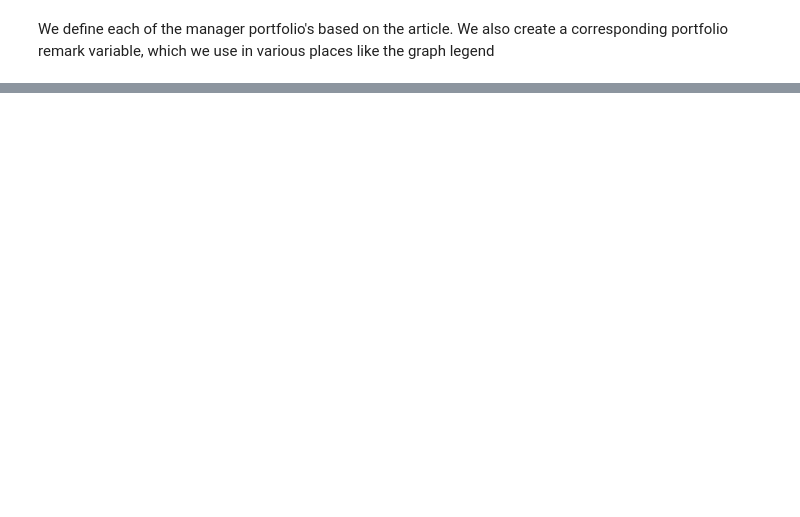
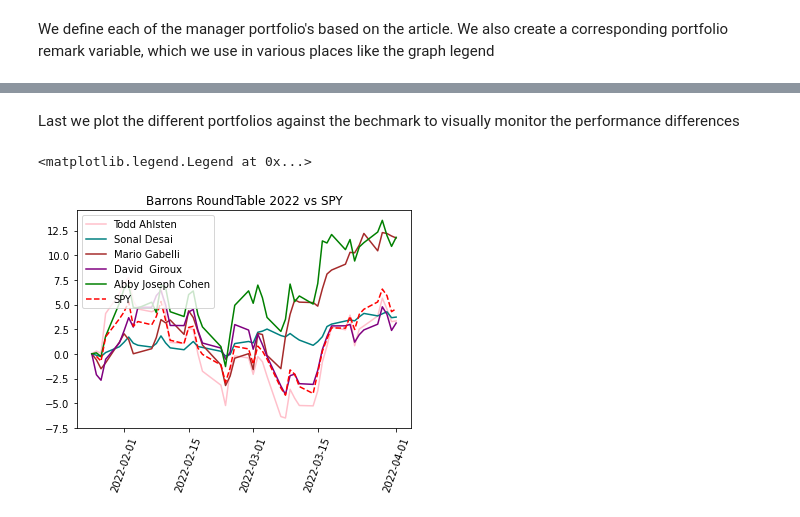
Before and after one commit to sjosephnyc1987/public_ipython_Notebooks, a Jupyter notebook: Barrons_Roundtable_2022_Tracker.ipynb, the cells around one changed output, grey strips where cells are left out. Cells and saved outputs as stored; diff of their text form; code cells hidden in the pictures; blank space fills up the shorter version.

```diff
--- a/Barrons_Roundtable_2022_Tracker.ipynb
+++ b/Barrons_Roundtable_2022_Tracker.ipynb
@@ -59,6 +60,7 @@ portfolio_df_2 = yf.download(portfolio2,start=start,end=end)['Adj Close']
 portfolio_df_3 = yf.download(portfolio3,start=start,end=end)['Adj Close']
 portfolio_df_4 = yf.download(portfolio4,start=start,end=end)['Adj Close']
 portfolio_df_5 = yf.download(portfolio5,start=start,end=end)['Adj Close']
+bench_df = yf.download(Benchmark,start=start,end=end)['Adj Close']
 
 #let's spot check one of the dataframes
 print(portfolio_df_3.head())
@@ -85,0 +168,11 @@ Date
+# %%
+#We then calculate the Portfolio returns
+port_ret_1=portfolio_df_1_pctChg.iloc[:,0:numstocks1].mul(portfolio_weights_1,axis=1).sum(axis=1)
+port_ret_2=portfolio_df_2_pctChg.iloc[:,0:numstocks2].mul(portfolio_weights_2,axis=1).sum(axis=1)
+port_ret_3=portfolio_df_3_pctChg.iloc[:,0:numstocks3].mul(portfolio_weights_3,axis=1).sum(axis=1)
+port_ret_4=portfolio_df_4_pctChg.iloc[:,0:numstocks4].mul(portfolio_weights_4,axis=1).sum(axis=1)
+port_ret_5=portfolio_df_5_pctChg.iloc[:,0:numstocks5].mul(portfolio_weights_5,axis=1).sum(axis=1)
+
+#spot check
+print("\n----spotchecking portfolio returns-----\n")
+print(port_ret_5.head())
@@ -85,0 +189,11 @@ Date
+# %%
+#next we calculate the cumulative percentage change for each portfolio and benchmark
+cume_chg_1 = ((port_ret_1+1).cumprod()-1)
+cume_chg_2 = ((port_ret_2+1).cumprod()-1)
+cume_chg_3 = ((port_ret_3+1).cumprod()-1)
+cume_chg_4 = ((port_ret_4+1).cumprod()-1)
+cume_chg_5 = ((port_ret_5+1).cumprod()-1)
+bench_cume_chg = ((bench_df.pct_change()+1).cumprod()-1)*100
+
+print("\n----spot check cumulative percentage change-----")
+print(cume_chg_5.head())
@@ -85,0 +209,26 @@ Date
+# %%
+#then the useable cumechange by multiplying by 100
+finalPortfolio_cume_chg_1 = (cume_chg_1)*100
+finalPortfolio_cume_chg_2 = (cume_chg_2)*100
+finalPortfolio_cume_chg_3 = (cume_chg_3)*100
+finalPortfolio_cume_chg_4 = (cume_chg_4)*100
+finalPortfolio_cume_chg_5 = (cume_chg_5)*100
+# %% [markdown]
+Last we plot the different portfolios against the bechmark to visually monitor the performance differences
+# %%
+
+#ploting portfolio and benchmark
+plt.plot(finalPortfolio_cume_chg_1, color='pink',label = portfolio1_remark)
+plt.plot(finalPortfolio_cume_chg_2, color='teal',label = portfolio2_remark)
+plt.plot(finalPortfolio_cume_chg_3, color='brown',label = portfolio3_remark)
+plt.plot(finalPortfolio_cume_chg_4, color='purple',label = portfolio4_remark)
+plt.plot(finalPortfolio_cume_chg_5, color='green',label = portfolio5_remark)
+
+
+plt.plot(bench_cume_chg,'--',color='red',label = "SPY")
+plt.xticks(rotation=70)
+plt.title("Barrons RoundTable 2022 vs SPY")
+plt.legend(loc='upper left')
+# %% [output]
+<matplotlib.legend.Legend at 0x...>
+[figure, added]
```
Also changed, not shown: parts of 9 cells of this notebook.
